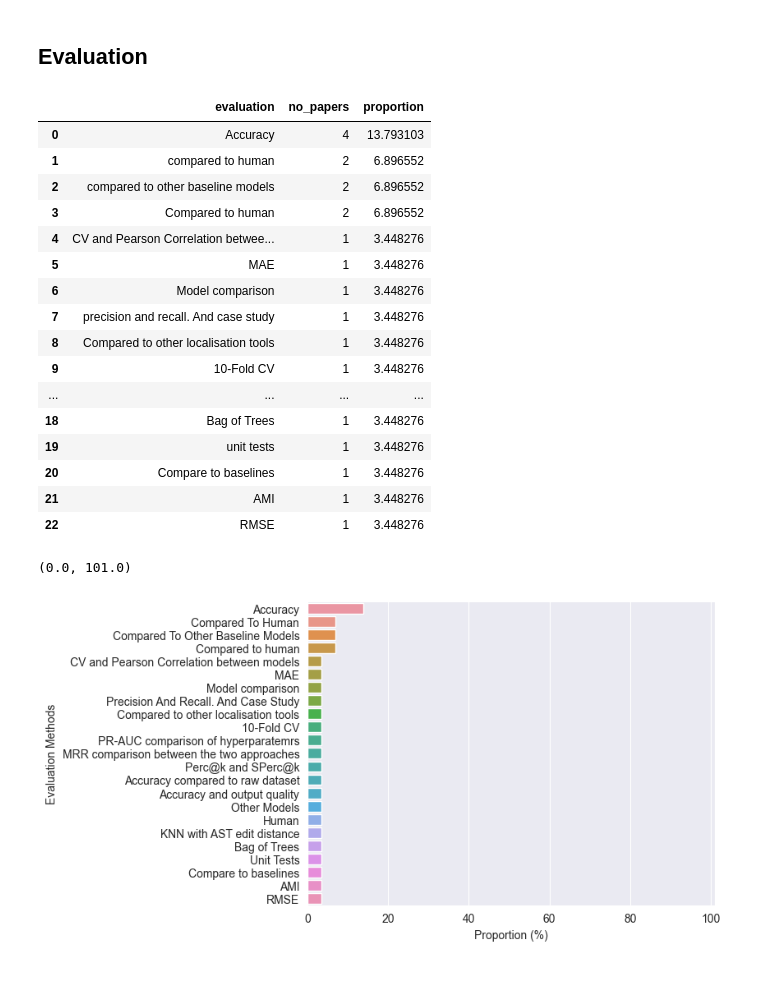
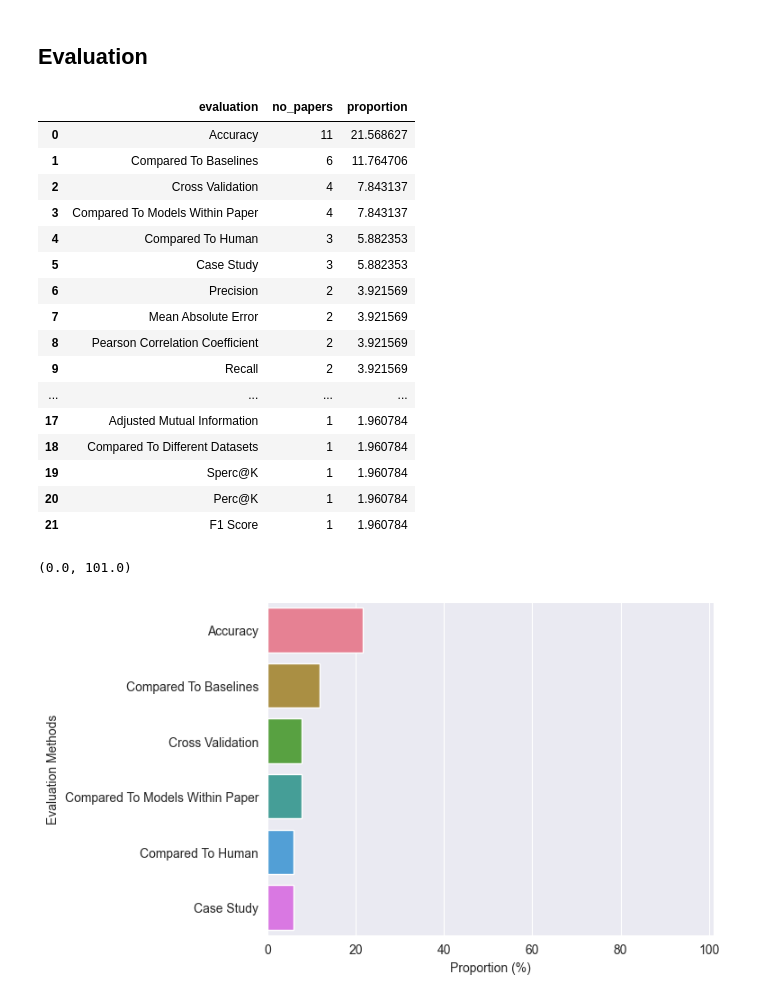
Before and after one commit to m-messer/In-Depth_Analysis_ML_Graders_Analysis, a Jupyter notebook: analysis.ipynb, the cells around one changed output. Drawn from its saved outputs; the diff is of its cells as text; code cells hidden in the pictures.

Commit message:
PHD-394 Finished Eval and preproc plots

```diff
--- a/analysis.ipynb
+++ b/analysis.ipynb
@@ -147,38 +150,37 @@ plt.savefig('plots/preprocessing.pdf', bbox_inches='tight')
 # TODO: Tidy annotations and reannotate
 
 eval_df = df.copy()
-eval_df = eval_df.evaluation.str.split(', ').explode()
+eval_df = eval_df.evaluation.str.split('; ').explode()
 eval_df = eval_df.value_counts().reset_index()
 eval_df.columns = ["evaluation", 'no_papers']
 eval_df['proportion'] = (eval_df.no_papers / eval_df.no_papers.sum()) * 100
-
-# TODO: Add some formatter
+eval_df.evaluation = eval_df.evaluation.apply(lambda x: x.title())
 
 eval_df
 # %% [output]
 |  | evaluation | no_papers | proportion |
-| 0 | Accuracy | 4 | 13.793103 |
-| 1 | compared to human | 2 | 6.896552 |
-| 2 | compared to other baseline models | 2 | 6.896552 |
-| 3 | Compared to human | 2 | 6.896552 |
-| 4 | CV and Pearson Correlation betwee... | 1 | 3.448276 |
-| 5 | MAE | 1 | 3.448276 |
-| 6 | Model comparison | 1 | 3.448276 |
-| 7 | precision and recall. And case study | 1 | 3.448276 |
-| 8 | Compared to other localisation tools | 1 | 3.448276 |
-| 9 | 10-Fold CV | 1 | 3.448276 |
+| 0 | Accuracy | 11 | 21.568627 |
+| 1 | Compared To Baselines | 6 | 11.764706 |
+| 2 | Cross Validation | 4 | 7.843137 |
+| 3 | Compared To Models Within Paper | 4 | 7.843137 |
+| 4 | Compared To Human | 3 | 5.882353 |
+| 5 | Case Study | 3 | 5.882353 |
+| 6 | Precision | 2 | 3.921569 |
+| 7 | Mean Absolute Error | 2 | 3.921569 |
+| 8 | Pearson Correlation Coefficient | 2 | 3.921569 |
+| 9 | Recall | 2 | 3.921569 |
 | ... | ... | ... | ... |
-| 18 | Bag of Trees | 1 | 3.448276 |
-| 19 | unit tests | 1 | 3.448276 |
-| 20 | Compare to baselines | 1 | 3.448276 |
-| 21 | AMI | 1 | 3.448276 |
-| 22 | RMSE | 1 | 3.448276 |
+| 17 | Adjusted Mutual Information | 1 | 1.960784 |
+| 18 | Compared To Different Datasets | 1 | 1.960784 |
+| 19 | Sperc@K | 1 | 1.960784 |
+| 20 | Perc@K | 1 | 1.960784 |
+| 21 | F1 Score | 1 | 1.960784 |
 # %%
 # May need to truncate
-ax_eval = sns.barplot(eval_df, y='evaluation', x='proportion')
+ax_eval = sns.barplot(eval_df[eval_df.no_papers > 2], y='evaluation', x='proportion')
 ax_eval.set(xlabel = 'Proportion (%)', ylabel='Evaluation Methods')
 plt.xlim([0, 101])
 # plt.savefig('plots/evaluation.pdf', bbox_inches='tight')
 # %% [output]
 (0.0, 101.0)
-[figure, old version]
+[figure, new version]
```
Also changed, not shown: parts of 7 cells of this notebook, 6 other files.
